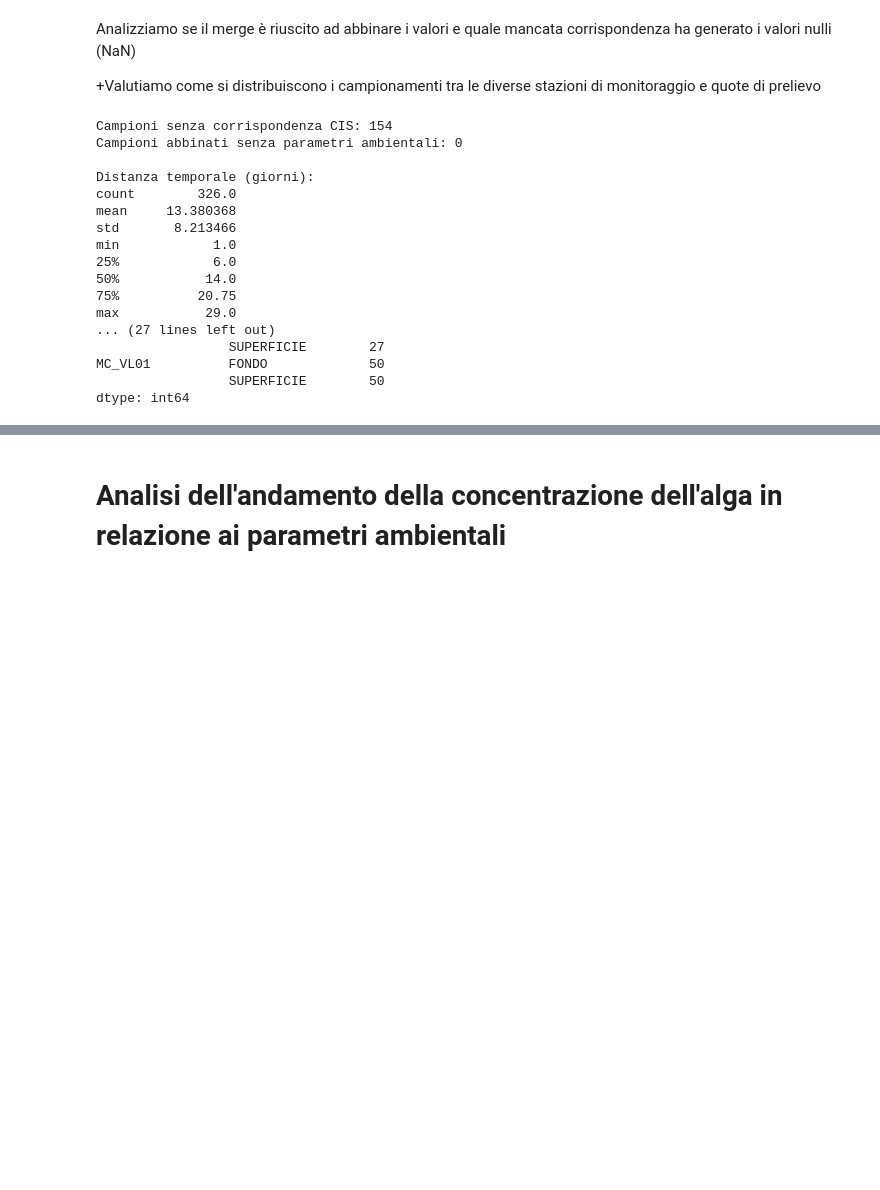
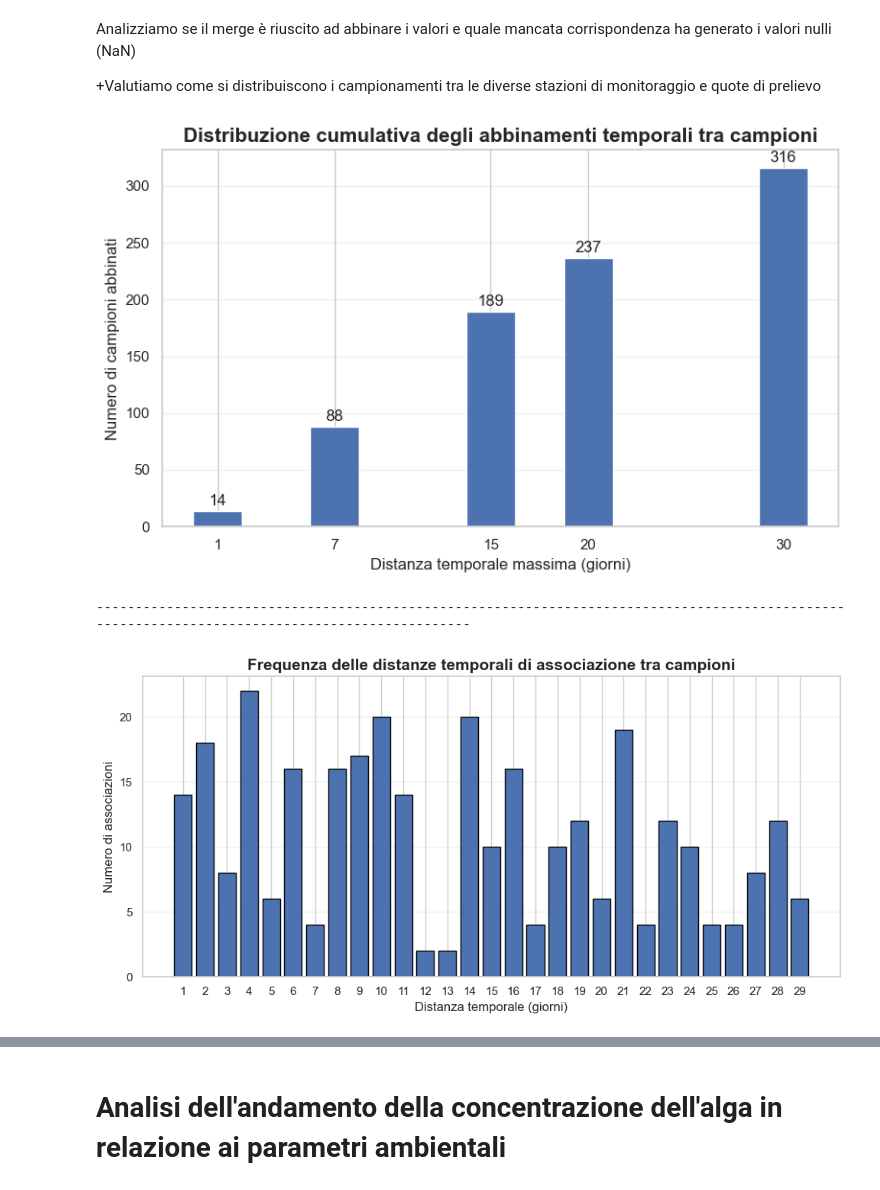
Before and after one commit to sofiatassinari/Analisi_dati_Aliena, a Jupyter notebook: Dati_stazioni.ipynb, the cells around one changed output, grey strips where cells are left out. Saved outputs shown, nothing was run; the diff lists cells and outputs as text; code cells hidden in the pictures; blank space fills up the shorter version.

```diff
--- a/Dati_stazioni.ipynb
+++ b/Dati_stazioni.ipynb
@@ -277,51 +277,84 @@ parametri = [
     'Fosforo totale (P) (µg/l)'
 ]
 
+giorni = [1, 7, 15, 20, 30]
+
+campioni_abbinati = [df['Distanza temporale (giorni)'].le(g).sum()for g in giorni]
+plt.figure(figsize=(8, 5))
+plt.bar(giorni, campioni_abbinati, width=2.5)
+plt.xlabel('Distanza temporale massima (giorni)')
+plt.ylabel('Numero di campioni abbinati')
+plt.title('Distribuzione cumulativa degli abbinamenti temporali tra campioni', fontsize=15, fontweight='bold')
+plt.xticks(giorni)
+plt.grid(axis='y', alpha=0.3)
+
+# Inseriamo il numero sopra ogni barra
+for x, y in zip(giorni, campioni_abbinati):
+    plt.text(x, y + 5, str(y), ha='center')
+
+plt.tight_layout()
+plt.show()
+
+print("------------------------------------------------------------------------------------------------------------------------------------------------")
+
+#calcoliamo la distanza effettiva
+distanze = df['Distanza temporale (giorni)'].dropna()
+
+plt.figure(figsize=(10, 5))
+frequenze = distanze.value_counts().sort_index()
+
+plt.bar(
+    frequenze.index,
+    frequenze.values,
+    width=0.8,
+    edgecolor='black'
+)
+
+plt.xlabel('Distanza temporale (giorni)')
+plt.ylabel('Numero di associazioni')
+plt.title('Frequenza delle distanze temporali di associazione tra campioni', fontsize=15, fontweight='bold')
+
+plt.xticks(range(1, 30))
+plt.grid(axis='y', alpha=0.3)
+
+plt.tight_layout()
+plt.show()
+
+
+
+print("------------------------------------------------------------------------------------------------------------------------------------------------")
 # Quante righe non hanno trovato un campione CIS?
 print("Campioni senza corrispondenza CIS:",df['Data_CIS'].isna().sum())  #isna() controlla se un valore è mancante (restituisce True nel caso sia NaN)
                                    #sum() conta le volte in cui la condizione è vera (ovvero conta i valori che non trovano corrispondenza)
 # Quante righe hanno trovato una corrispondenda temporale  ma per cui non sono disponibili parametri ambientali?
 print( "Campioni abbinati senza parametri ambientali:",(df['Data_CIS'].notna() & df[parametri].isna().all(axis=1)).sum())
 # Distribuzione delle distanze temporali
 print("\nDistanza temporale (giorni):")
     #.describe() fornisce statistiche descrittive sulla distribuzione dei dati
 print(df['Distanza temporale (giorni)'].describe())
 
 # Quanti campioni sono abbinati entro diverse distanze?
-for giorni in [1, 7, 15, 30]:
+for giorni in [1, 7, 15, 20, 30]:
     n = (df['Distanza temporale (giorni)'].le(giorni) .sum())
     print(f"Abbinamenti entro {giorni} giorni: {n}")
 
-print("\n")
+print("------------------------------------------------------------------------------------------------------------------------------------------------")
+
 #1. Capiamo quanti campioni totali di Ostreopsis erano presenti per ciascuna stazione e quota prima del merge
 print("\nCampioni totali di Ostreopsis ovata, suddivisi per stazione e quota:")
   #groupby() raggruppa le righe in base alla combinazione tra stazione e quota --> serve per capire se l'abbinamento è analogo nelle 3 stazioni
               # dropna=False include anche i NaN       #.size() conta il numero di righe per gruppo
 print(df.groupby(['Codice stazione', 'Quota prelievo'], dropna=False).size())
 
 #2. Quanti campioni CIS hanno trovato corrispondenza per stazione e quota
 print("\nCampioni che hanno trovato corrispondenza per stazione e quota:")  #\n serve per andare a capo e separare le due stampe
   #df['Data_CIS'].notna() individua le righe in cui è presente la data, quindi da quelle avviene il conteggio
 print(df[df['Data_CIS'].notna()].groupby(['Codice stazione', 'Quota prelievo'], dropna=False).size())
 
 print("\nCampioni Ostreopsis dove non è stata trovata corrispondenza per stazione e quota:")
 #df['data_CIS'].isna  seleziona le righe in cui la colonna è mancante (NaN), quindi quelle dove non è stato possibile trovare corrispondenza
 print(df[df['Data_CIS'].isna()].groupby(['Codice stazione', 'Quota prelievo'], dropna=False).size())
 # %% [output]
+[figure, added]
-Campioni senza corrispondenza CIS: 154
-Campioni abbinati senza parametri ambientali: 0
-
-Distanza temporale (giorni):
-count        326.0
-mean     13.380368
-std       8.213466
-min            1.0
-25%            6.0
-50%           14.0
-75%          20.75
-max           29.0
-... (27 lines left out)
-                 SUPERFICIE        27
-MC_VL01          FONDO             50
-                 SUPERFICIE        50
-dtype: int64
+------------------------------------------------------------------------------------------------------------------------------------------------
+[figure, added]
```
Also changed, not shown: parts of 9 cells of this notebook.
